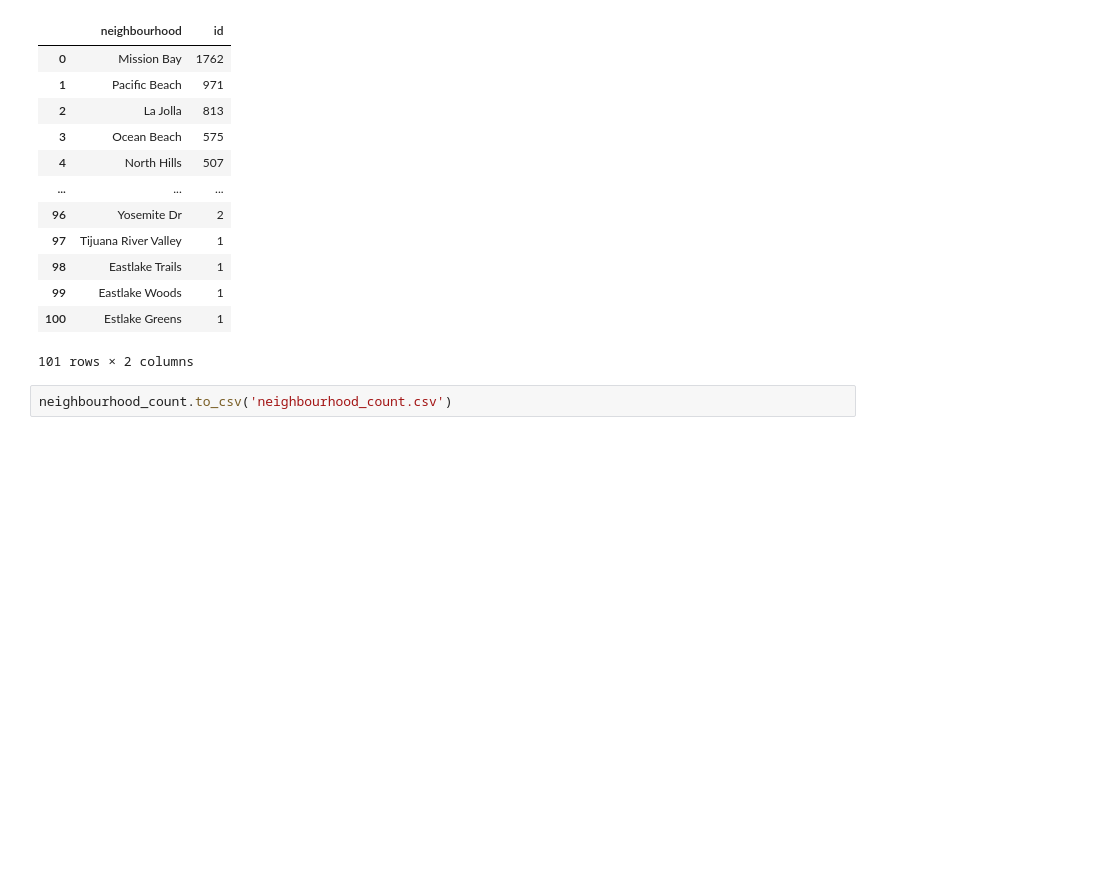
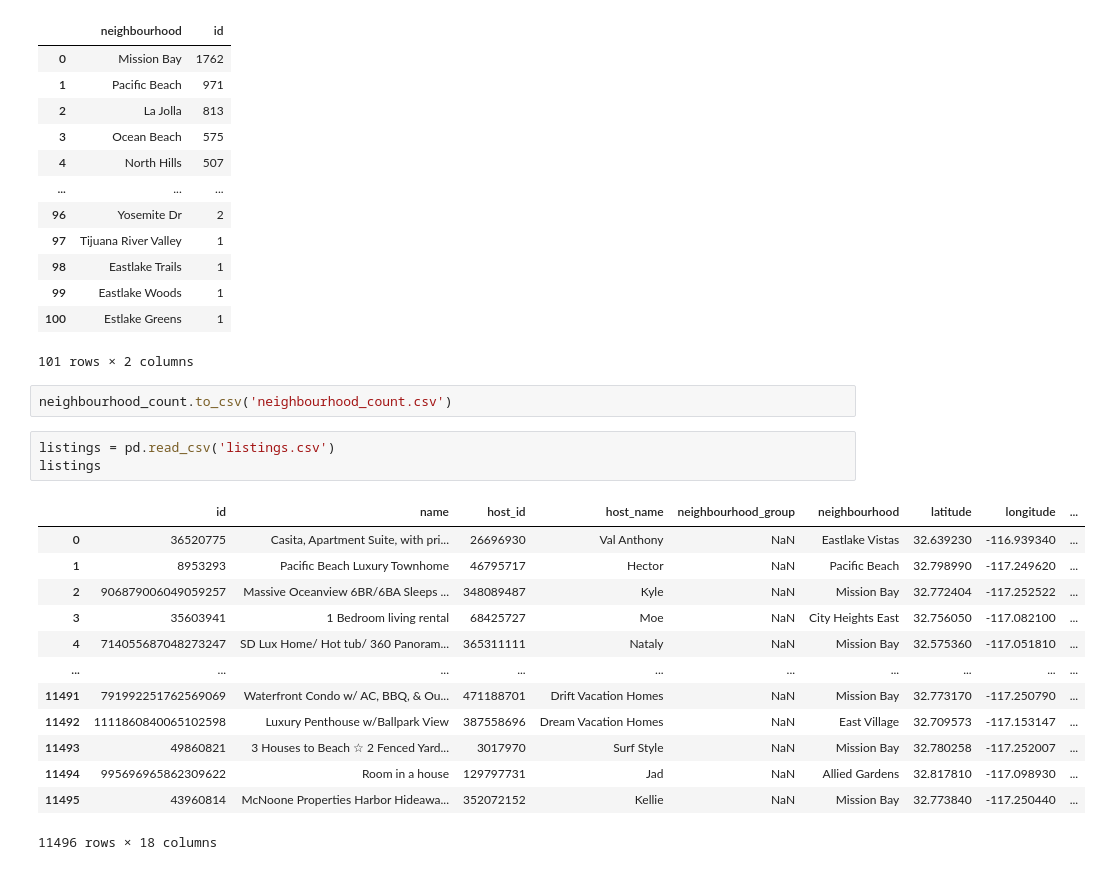
Before and after one commit to elliekwang/final_proj, a Jupyter notebook: airbnb.ipynb, the cells around one changed output. Cells and saved outputs as stored; diff of their text form; blank space fills up the shorter version.

```diff
--- a/airbnb.ipynb
+++ b/airbnb.ipynb
@@ -114,3 +114,20 @@ neighbourhood_count
 101 rows × 2 columns
 # %%
 neighbourhood_count.to_csv('neighbourhood_count.csv')
+# %%
+listings = pd.read_csv('listings.csv')
+listings
+# %% [output]
+|  | id | name | host_id | host_name | neighbourhood_group | neighbourhood | latitude | longitude | ... |
+| 0 | 36520775 | Casita, Apartment Suite, with pri... | 26696930 | Val Anthony | NaN | Eastlake Vistas | 32.639230 | -116.939340 | ... |
+| 1 | 8953293 | Pacific Beach Luxury Townhome | 46795717 | Hector | NaN | Pacific Beach | 32.798990 | -117.249620 | ... |
+| 2 | 906879006049059257 | Massive Oceanview 6BR/6BA Sleeps ... | 348089487 | Kyle | NaN | Mission Bay | 32.772404 | -117.252522 | ... |
+| 3 | 35603941 | 1 Bedroom living rental | 68425727 | Moe | NaN | City Heights East | 32.756050 | -117.082100 | ... |
+| 4 | 714055687048273247 | SD Lux Home/ Hot tub/ 360 Panoram... | 365311111 | Nataly | NaN | Mission Bay | 32.575360 | -117.051810 | ... |
+| ... | ... | ... | ... | ... | ... | ... | ... | ... | ... |
+| 11491 | 791992251762569069 | Waterfront Condo w/ AC, BBQ, & Ou... | 471188701 | Drift Vacation Homes | NaN | Mission Bay | 32.773170 | -117.250790 | ... |
+| 11492 | 1111860840065102598 | Luxury Penthouse w/Ballpark View | 387558696 | Dream Vacation Homes | NaN | East Village | 32.709573 | -117.153147 | ... |
+| 11493 | 49860821 | 3 Houses to Beach ☆ 2 Fenced Yard... | 3017970 | Surf Style | NaN | Mission Bay | 32.780258 | -117.252007 | ... |
+| 11494 | 995696965862309622 | Room in a house | 129797731 | Jad | NaN | Allied Gardens | 32.817810 | -117.098930 | ... |
+| 11495 | 43960814 | McNoone Properties Harbor Hideawa... | 352072152 | Kellie | NaN | Mission Bay | 32.773840 | -117.250440 | ... |
+11496 rows × 18 columns
```
Also changed, not shown: parts of 1 cell of this notebook, 2 other files.
